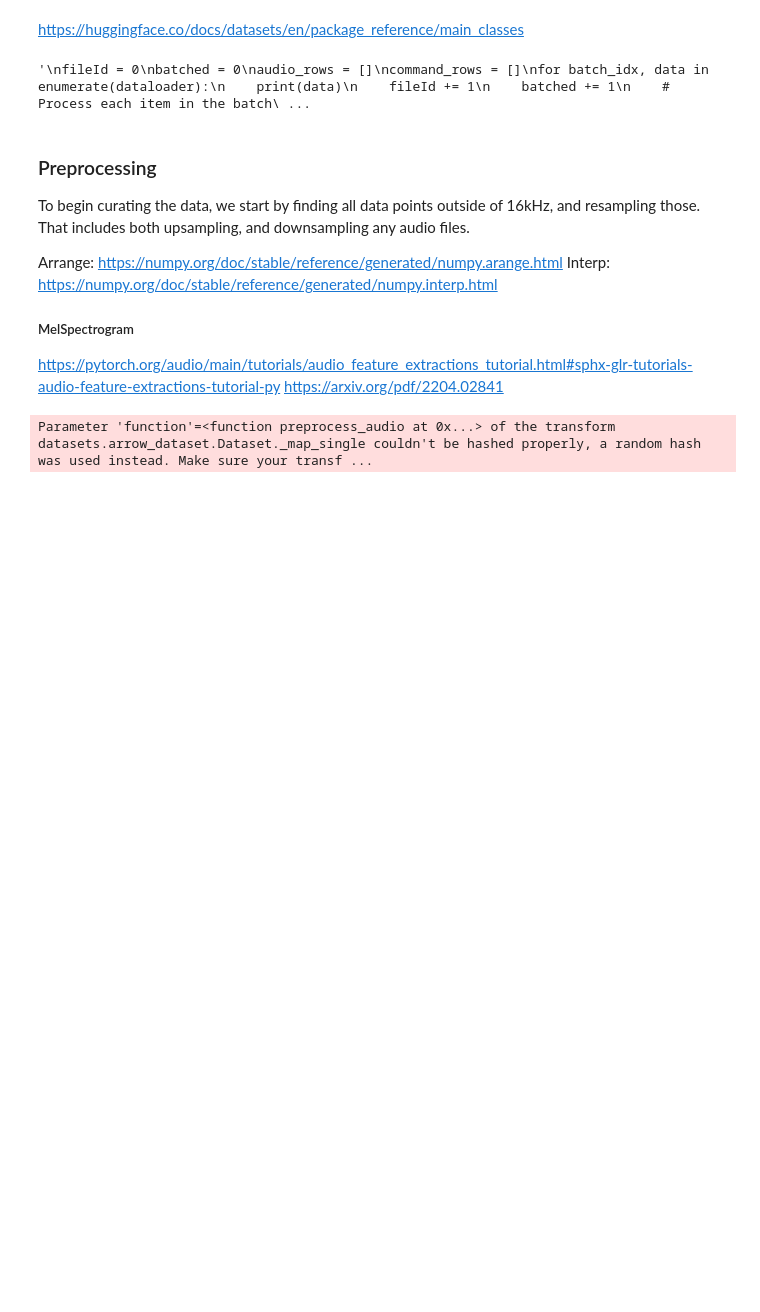
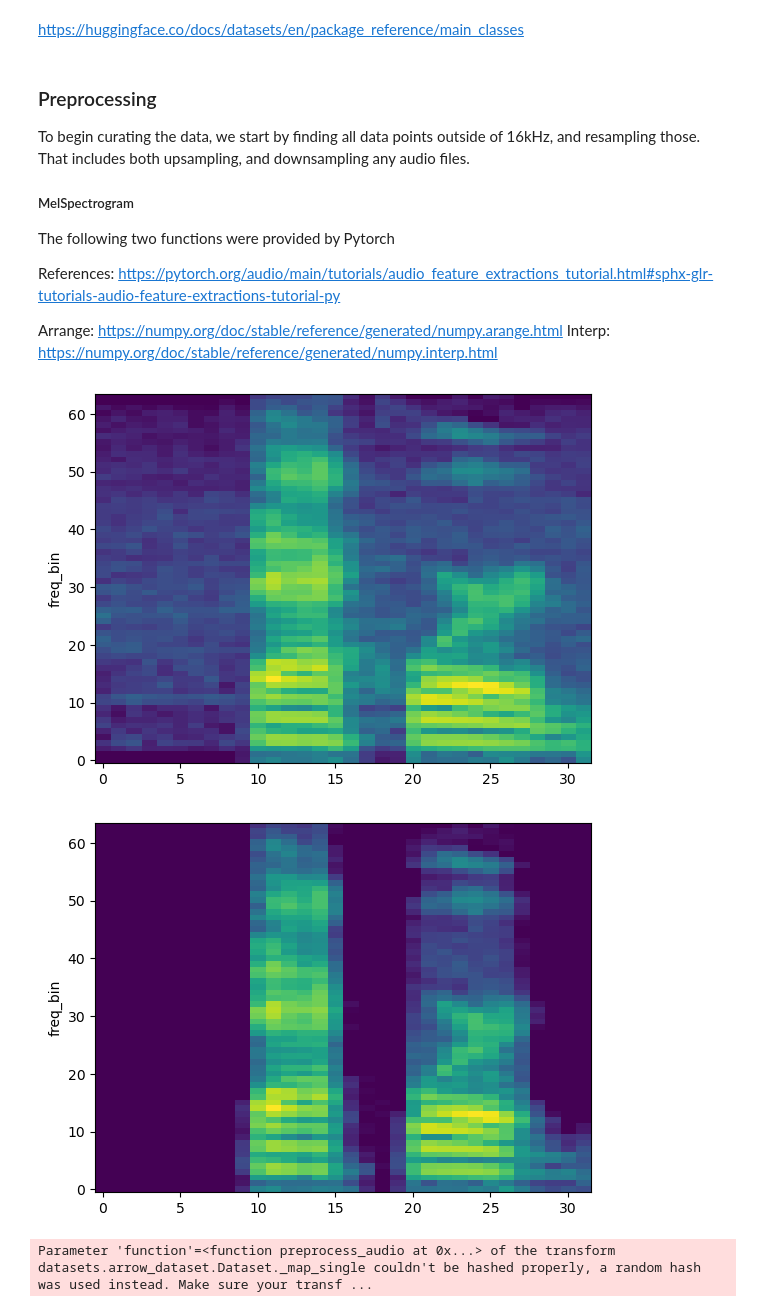
Before and after one commit to TylerDeBruin/ConvolutionNeuralNetwork_Command_Text_Recognition, a Jupyter notebook: speech_commands/CS4964-Final.ipynb, the cells around one changed output. Saved outputs shown, nothing was run; the diff lists cells and outputs as text; code cells hidden in the pictures; blank space fills up the shorter version.

```diff
--- a/speech_commands/CS4964-Final.ipynb
+++ b/speech_commands/CS4964-Final.ipynb
@@ -110,71 +115,19 @@ dataset['train'][0]
  'utterance_id': tensor(0)}
 # %% [markdown]
 https://huggingface.co/docs/datasets/en/package_reference/main_classes
-# %%
-"""
-fileId = 0
-batched = 0
-audio_rows = []
-command_rows = []
-for batch_idx, data in enumerate(dataloader):
-    print(data)
-    fileId += 1
-    batched += 1
-    # Process each item in the batch
-    command_rows.append(Row(
-        fileId=fileId,
-        file=data['file'][0],
-        label=data['label'].item(),
-        is_unknown=data['is_unknown'].item(),
-        speaker_id=data['speaker_id'][0],
-        utterance_id=data['utterance_id'].item(),
-    ))
-
-    audio_rows.append(Row(
-        fileid=fileId,
-        Audio=np.array(data['audio']['array'][0], dtype=np.int16).tobytes(),
-        SamplingRate=data['audio']['sampling_rate'].item()
-    ))
-
-    # Create DataFrames from the lists of rows
-
-    # Write to PostgreSQL
-    if(batched % 100 == 0):
-
-        CommandWords_DF = spark.createDataFrame(command_rows, StructType([
-            StructField("fileId", IntegerType(), False),
-            StructField("file", StringType(), False),
-            StructField("label", IntegerType(), False),
-            StructField("is_unknown", BooleanType(), False),
-            StructField("speaker_id", StringType(), False),
-            StructField("utterance_id", IntegerType(), False)
-        ]))
-        CommandWords_DF.write.jdbc(url=url, table="AudioFile", mode="append", properties=properties)
-
-        Audio_DF = spark.createDataFrame(audio_rows, StructType([
-            StructField("fileid", IntegerType(), False),
-            StructField("Audio", BinaryType(), False),
-            StructField("SamplingRate", IntegerType(), False),
-        ]))
-
-
-        Audio_DF.write.jdbc(url=url, table="AudioBytes", mode="append", properties=properties)
-        command_rows.clear()
-        audio_rows.clear()
-"""
-# %% [output]
-'\nfileId = 0\nbatched = 0\naudio_rows = []\ncommand_rows = []\nfor batch_idx, data in enumerate(dataloader):\n    print(data)\n    fileId += 1\n    batched += 1\n    # Process each item in the batch\ ...
 # %% [markdown]
 ### Preprocessing
 
 To begin curating the data, we start by finding all data points outside of 16kHz, and resampling those.
 That includes both upsampling, and downsampling any audio files.
 
-Arrange: https://numpy.org/doc/stable/reference/generated/numpy.arange.html
-Interp: https://numpy.org/doc/stable/reference/generated/numpy.interp.html
 
 
 ##### MelSpectrogram
 
-https://pytorch.org/audio/main/tutorials/audio_feature_extractions_tutorial.html#sphx-glr-tutorials-audio-feature-extractions-tutorial-py
-https://arxiv.org/pdf/2204.02841
+The following two functions were provided by Pytorch
+
+References: https://pytorch.org/audio/main/tutorials/audio_feature_extractions_tutorial.html#sphx-glr-tutorials-audio-feature-extractions-tutorial-py
+
+Arrange: https://numpy.org/doc/stable/reference/generated/numpy.arange.html
+Interp: https://numpy.org/doc/stable/reference/generated/numpy.interp.html
@@ -244,6 +214,14 @@ def preprocess_audio(row):
     }
 
     return result
+# %%
+exampleAudio = curate_waveform(melSpectrogramTransformer, dataset['train'][50]['audio']['array'].unsqueeze(0))
+
+plot_spectrogram(exampleAudio['spectrogram'])
+plot_spectrogram(exampleAudio['spectrogramDenoised'])
+# %% [output]
+[figure, added]
+[figure, added]
 # %%
 feature_Dataset = dataset.map(preprocess_audio)
 # %% [output]
```
Also changed, not shown: parts of 18 cells of this notebook.
